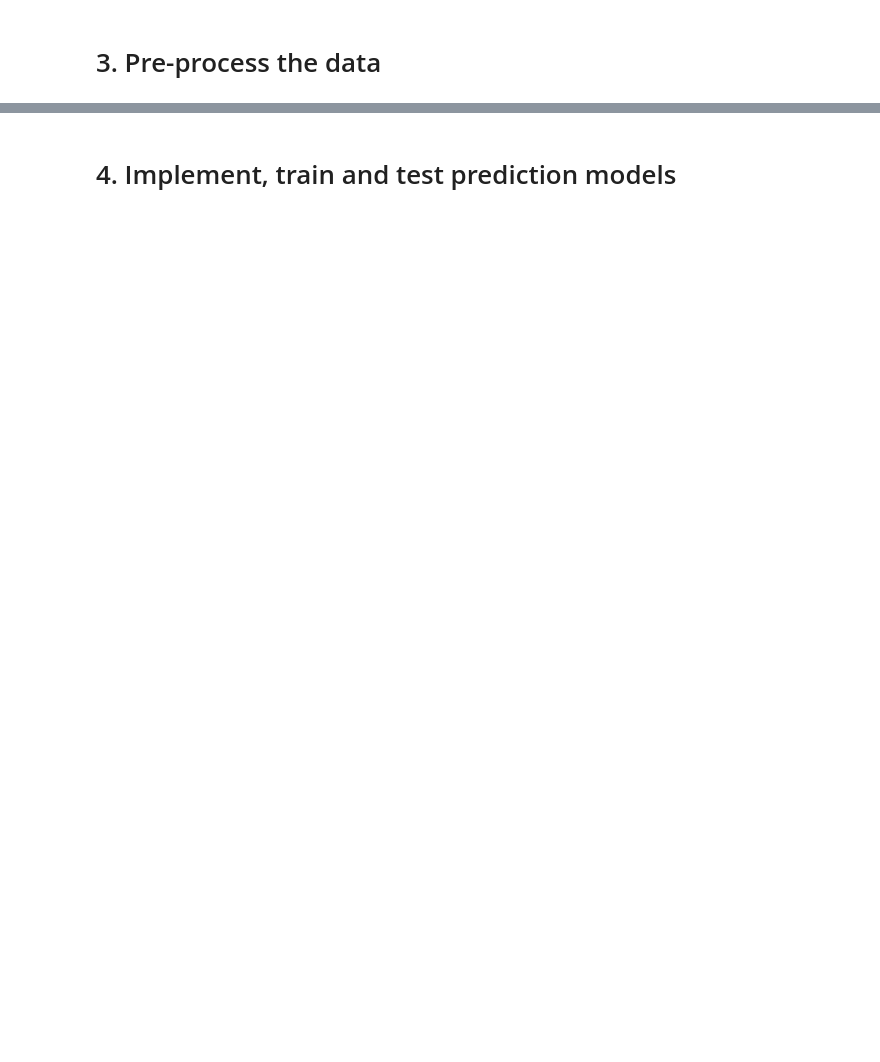
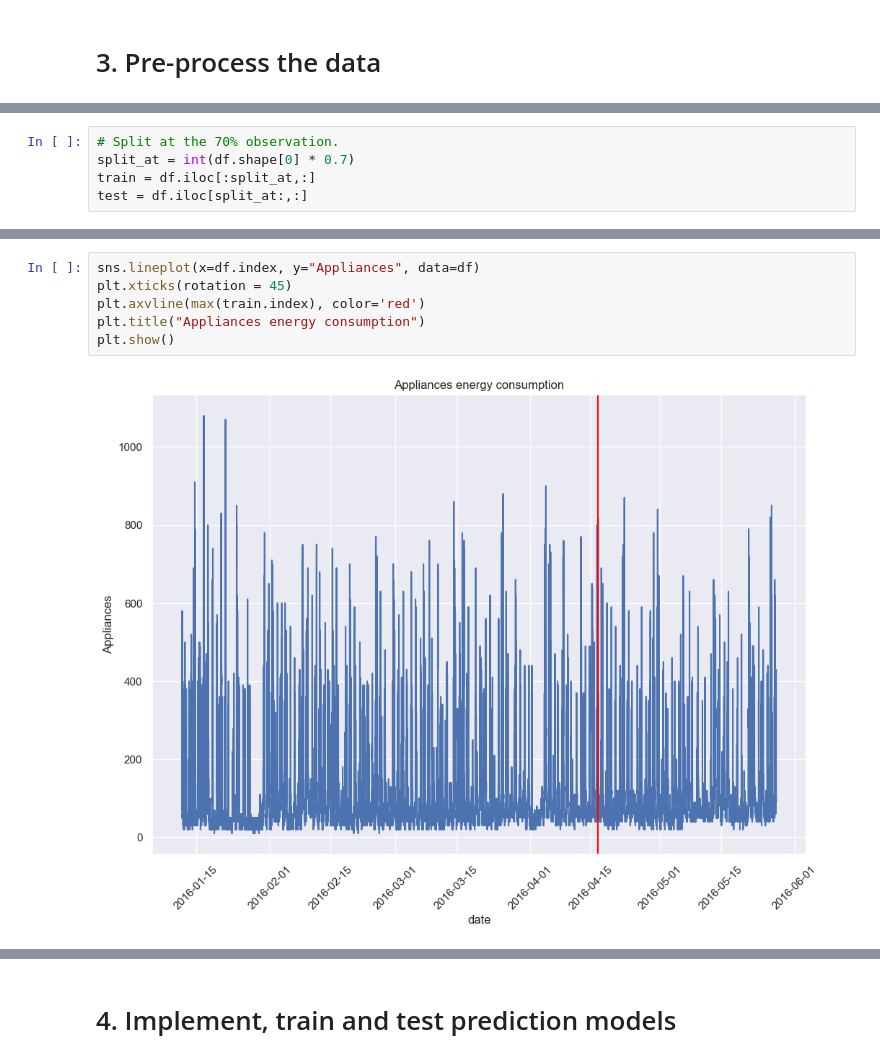
Before and after one commit to nicoataiza/CS7306-2024, a Jupyter notebook: Assignment 1/a1882443_Ataiza_assign1a.ipynb, the cells around one changed output, grey strips where cells are left out. Cells and saved outputs as stored; diff of their text form; blank space fills up the shorter version.

```diff
--- a/Assignment 1/a1882443_Ataiza_assign1a.ipynb
+++ b/Assignment 1/a1882443_Ataiza_assign1a.ipynb
@@ -362,0 +354,5 @@ sns.heatmap(df.corr())
+# %%
+# Split at the 70% observation.
+split_at = int(df.shape[0] * 0.7)
+train = df.iloc[:split_at,:]
+test = df.iloc[split_at:,:]
@@ -362,0 +369,8 @@ sns.heatmap(df.corr())
+# %%
+sns.lineplot(x=df.index, y="Appliances", data=df)
+plt.xticks(rotation = 45)
+plt.axvline(max(train.index), color='red')
+plt.title("Appliances energy consumption")
+plt.show()
+# %% [output]
+[figure, added]
```
Also changed, not shown: parts of 25 cells of this notebook, 2 other files.
